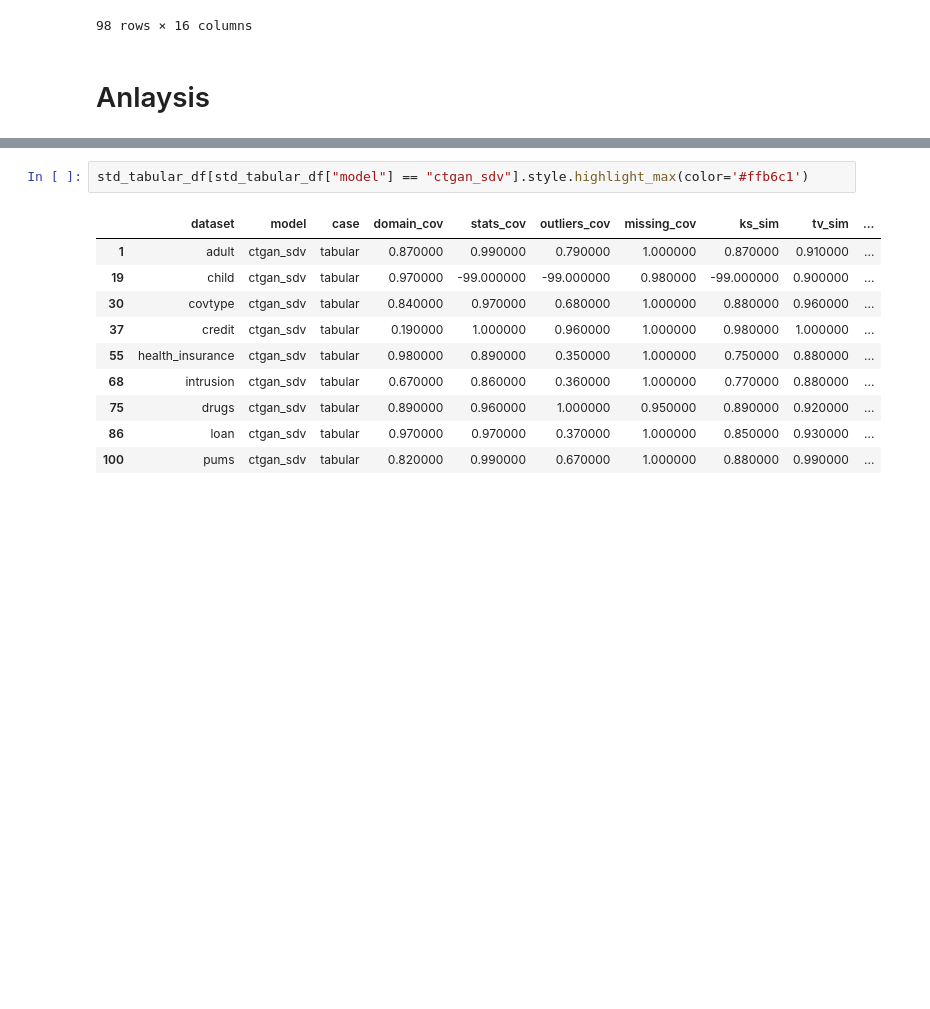
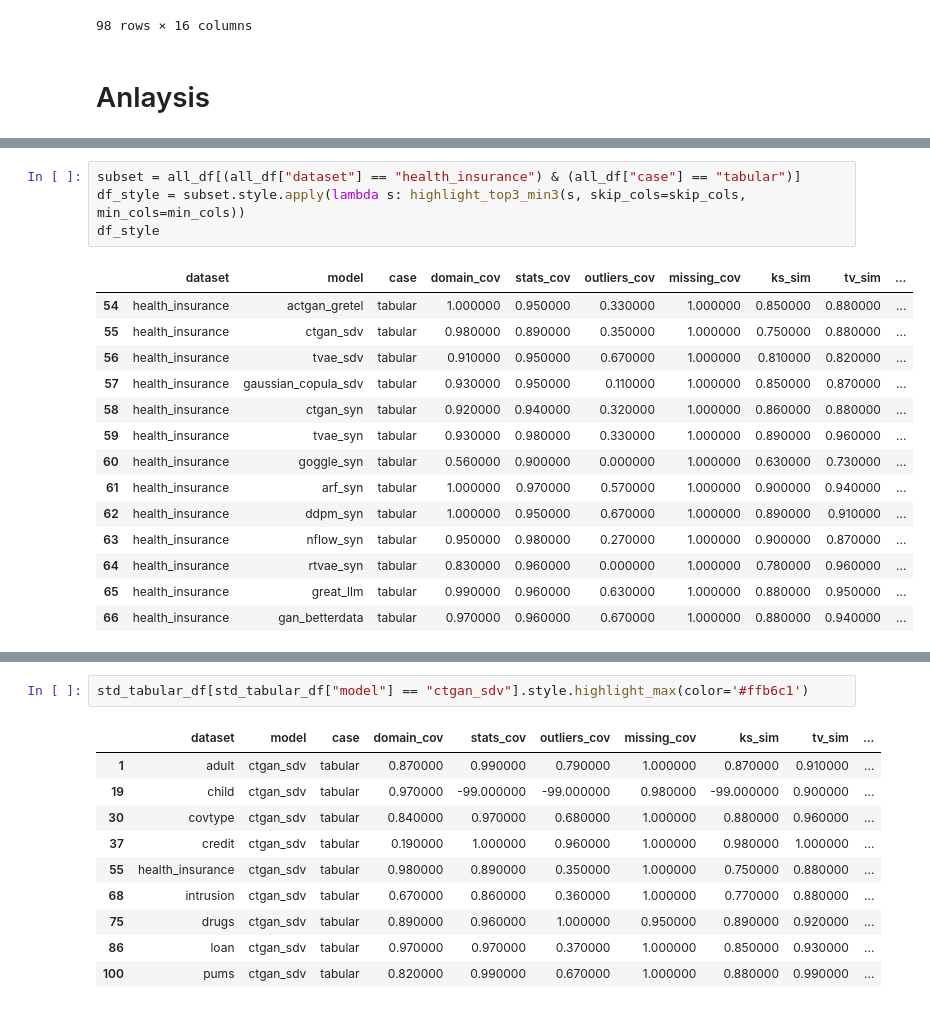
Before and after one commit to dsaidgovsg/benchmarking-synthetic-data-generators, a Jupyter notebook: notebooks/final_evalutation.ipynb, the cells around one changed output, grey strips where cells are left out. Cells and saved outputs as stored; diff of their text form; blank space fills up the shorter version.

```diff
--- a/notebooks/final_evalutation.ipynb
+++ b/notebooks/final_evalutation.ipynb
@@ -555,0 +854,19 @@ execution_scores_df
+# %%
+subset = all_df[(all_df["dataset"] == "health_insurance") & (all_df["case"] == "tabular")]
+df_style = subset.style.apply(lambda s: highlight_top3_min3(s, skip_cols=skip_cols, min_cols=min_cols))
+df_style
+# %% [output]
+|  | dataset | model | case | domain_cov | stats_cov | outliers_cov | missing_cov | ks_sim | tv_sim | ... |
+| 54 | health_insurance | actgan_gretel | tabular | 1.000000 | 0.950000 | 0.330000 | 1.000000 | 0.850000 | 0.880000 | ... |
+| 55 | health_insurance | ctgan_sdv | tabular | 0.980000 | 0.890000 | 0.350000 | 1.000000 | 0.750000 | 0.880000 | ... |
+| 56 | health_insurance | tvae_sdv | tabular | 0.910000 | 0.950000 | 0.670000 | 1.000000 | 0.810000 | 0.820000 | ... |
+| 57 | health_insurance | gaussian_copula_sdv | tabular | 0.930000 | 0.950000 | 0.110000 | 1.000000 | 0.850000 | 0.870000 | ... |
+| 58 | health_insurance | ctgan_syn | tabular | 0.920000 | 0.940000 | 0.320000 | 1.000000 | 0.860000 | 0.880000 | ... |
+| 59 | health_insurance | tvae_syn | tabular | 0.930000 | 0.980000 | 0.330000 | 1.000000 | 0.890000 | 0.960000 | ... |
+| 60 | health_insurance | goggle_syn | tabular | 0.560000 | 0.900000 | 0.000000 | 1.000000 | 0.630000 | 0.730000 | ... |
+| 61 | health_insurance | arf_syn | tabular | 1.000000 | 0.970000 | 0.570000 | 1.000000 | 0.900000 | 0.940000 | ... |
+| 62 | health_insurance | ddpm_syn | tabular | 1.000000 | 0.950000 | 0.670000 | 1.000000 | 0.890000 | 0.910000 | ... |
+| 63 | health_insurance | nflow_syn | tabular | 0.950000 | 0.980000 | 0.270000 | 1.000000 | 0.900000 | 0.870000 | ... |
+| 64 | health_insurance | rtvae_syn | tabular | 0.830000 | 0.960000 | 0.000000 | 1.000000 | 0.780000 | 0.960000 | ... |
+| 65 | health_insurance | great_llm | tabular | 0.990000 | 0.960000 | 0.630000 | 1.000000 | 0.880000 | 0.950000 | ... |
+| 66 | health_insurance | gan_betterdata | tabular | 0.970000 | 0.960000 | 0.670000 | 1.000000 | 0.880000 | 0.940000 | ... |
```
Also changed, not shown: parts of 65 cells of this notebook, 3 other files.
